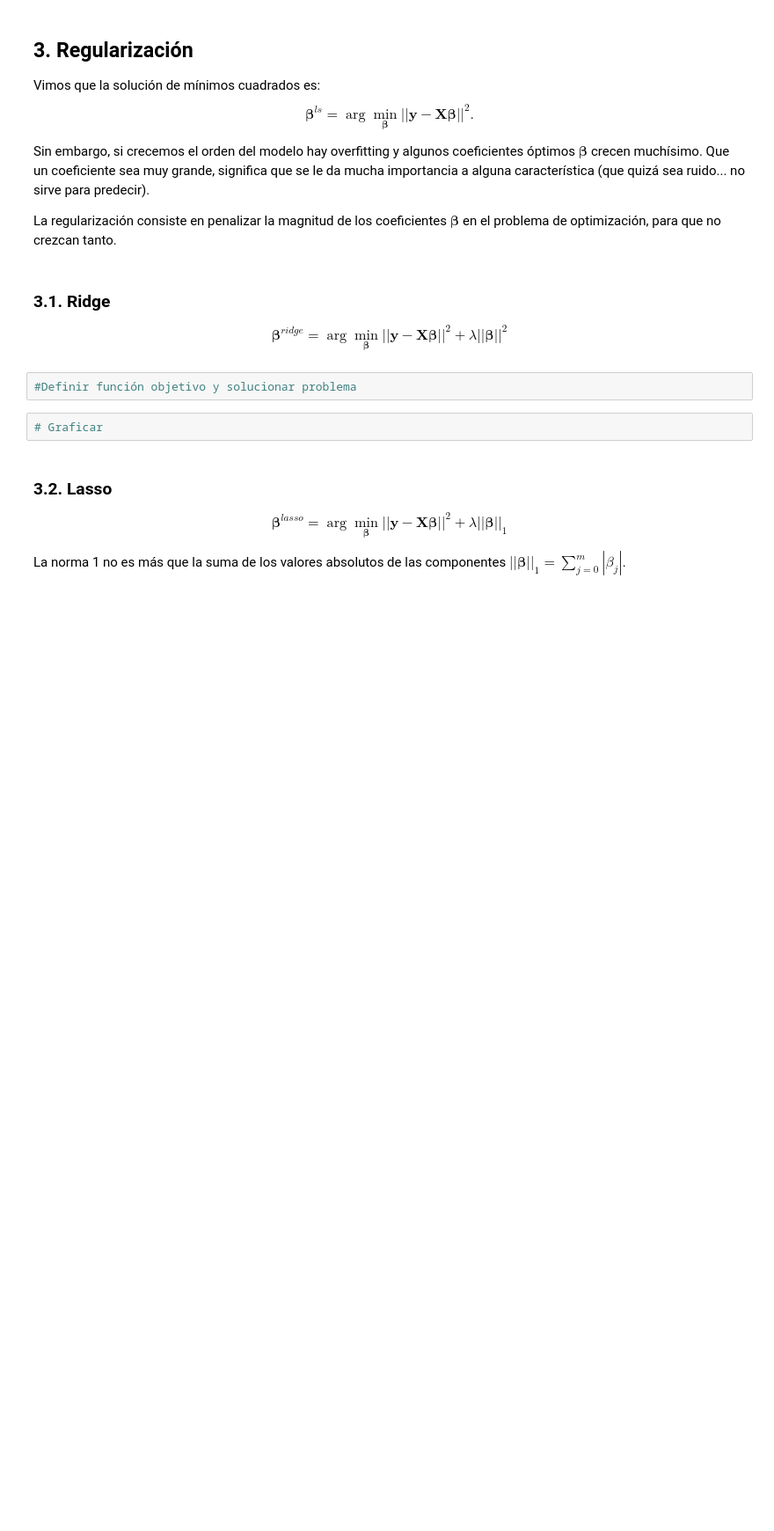
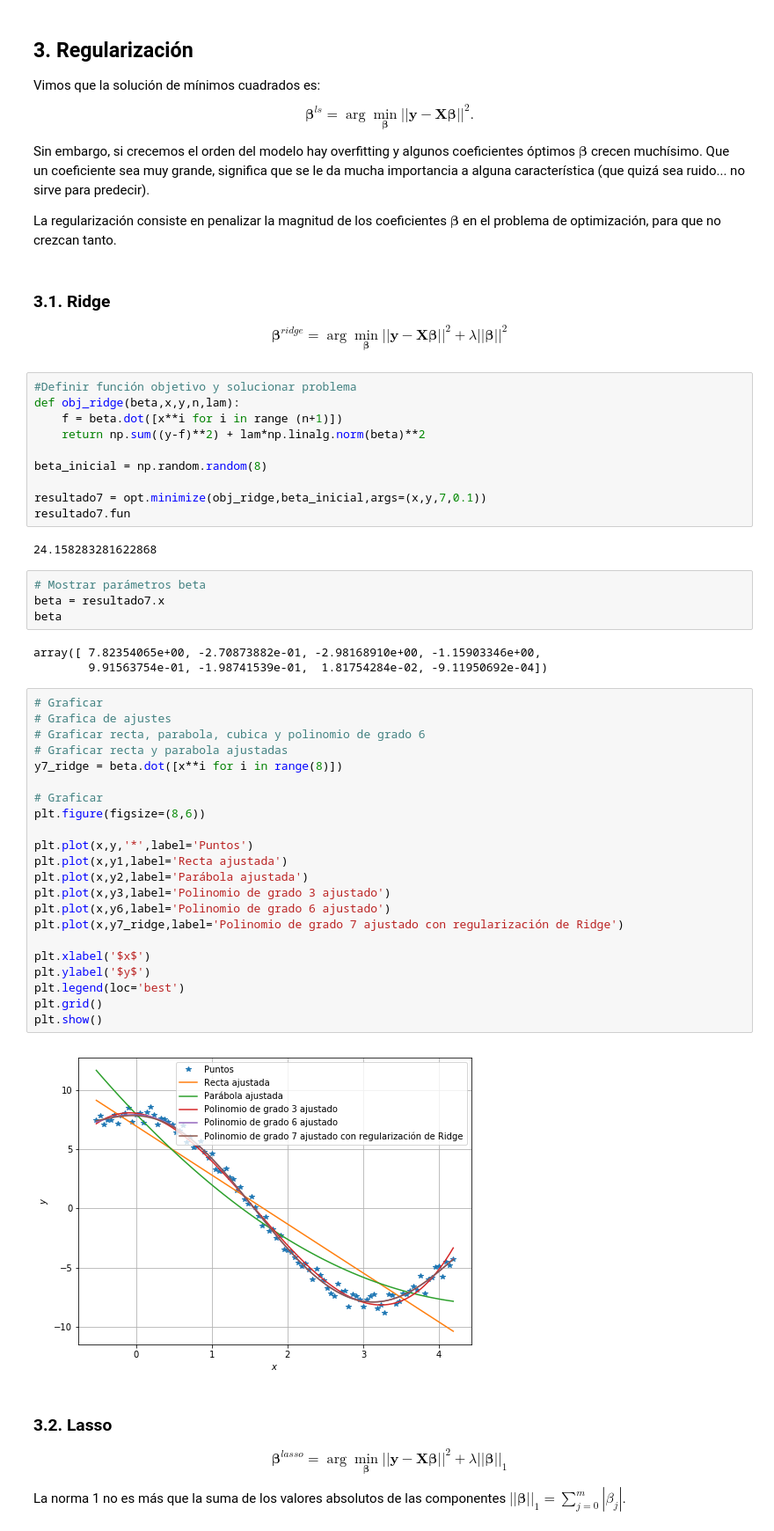
Before and after one commit to nt719581/SimMat2019-Verano, a Jupyter notebook: Módulo 1/Clase6_AjusteCurvas.ipynb, the cells around one changed output. Shown: that part at 88% size. Saved outputs shown, nothing was run; the diff lists cells and outputs as text; blank space fills up the shorter version.

```diff
--- a/Módulo 1/Clase6_AjusteCurvas.ipynb
+++ b/Módulo 1/Clase6_AjusteCurvas.ipynb
@@ -491,10 +545,49 @@ La regularización consiste en penalizar la magnitud de los coeficientes $\bolds
 ### 3.1. Ridge
 
 $$\boldsymbol{\beta}^{ridge} = \arg \min_{\boldsymbol{\beta}} \left|\left|\boldsymbol{y}-\boldsymbol{X}\boldsymbol{\beta}\right|\right|^2 + \lambda\left|\left|\boldsymbol{\beta}\right|\right|^2$$
-# %%
-#Definir función objetivo y solucionar problema
-# %%
-# Graficar
+# %%
+#Definir función objetivo y solucionar problema
+def obj_ridge(beta,x,y,n,lam):
+    f = beta.dot([x**i for i in range (n+1)])
+    return np.sum((y-f)**2) + lam*np.linalg.norm(beta)**2
+
+beta_inicial = np.random.random(8)
+
+resultado7 = opt.minimize(obj_ridge,beta_inicial,args=(x,y,7,0.1))
+resultado7.fun
+# %% [output]
+24.158283281622868
+# %%
+# Mostrar parámetros beta
+beta = resultado7.x
+beta
+# %% [output]
+array([ 7.82354065e+00, -2.70873882e-01, -2.98168910e+00, -1.15903346e+00,
+        9.91563754e-01, -1.98741539e-01,  1.81754284e-02, -9.11950692e-04])
+# %%
+# Graficar
+# Grafica de ajustes
+# Graficar recta, parabola, cubica y polinomio de grado 6
+# Graficar recta y parabola ajustadas
+y7_ridge = beta.dot([x**i for i in range(8)])
+
+# Graficar
+plt.figure(figsize=(8,6))
+
+plt.plot(x,y,'*',label='Puntos')
+plt.plot(x,y1,label='Recta ajustada')
+plt.plot(x,y2,label='Parábola ajustada')
+plt.plot(x,y3,label='Polinomio de grado 3 ajustado')
+plt.plot(x,y6,label='Polinomio de grado 6 ajustado')
+plt.plot(x,y7_ridge,label='Polinomio de grado 7 ajustado con regularización de Ridge')
+
+plt.xlabel('$x$')
+plt.ylabel('$y$')
+plt.legend(loc='best')
+plt.grid()
+plt.show()
+# %% [output]
+[figure, added]
 # %% [markdown]
 ### 3.2. Lasso
 
```
Also changed, not shown: parts of 27 cells of this notebook.
